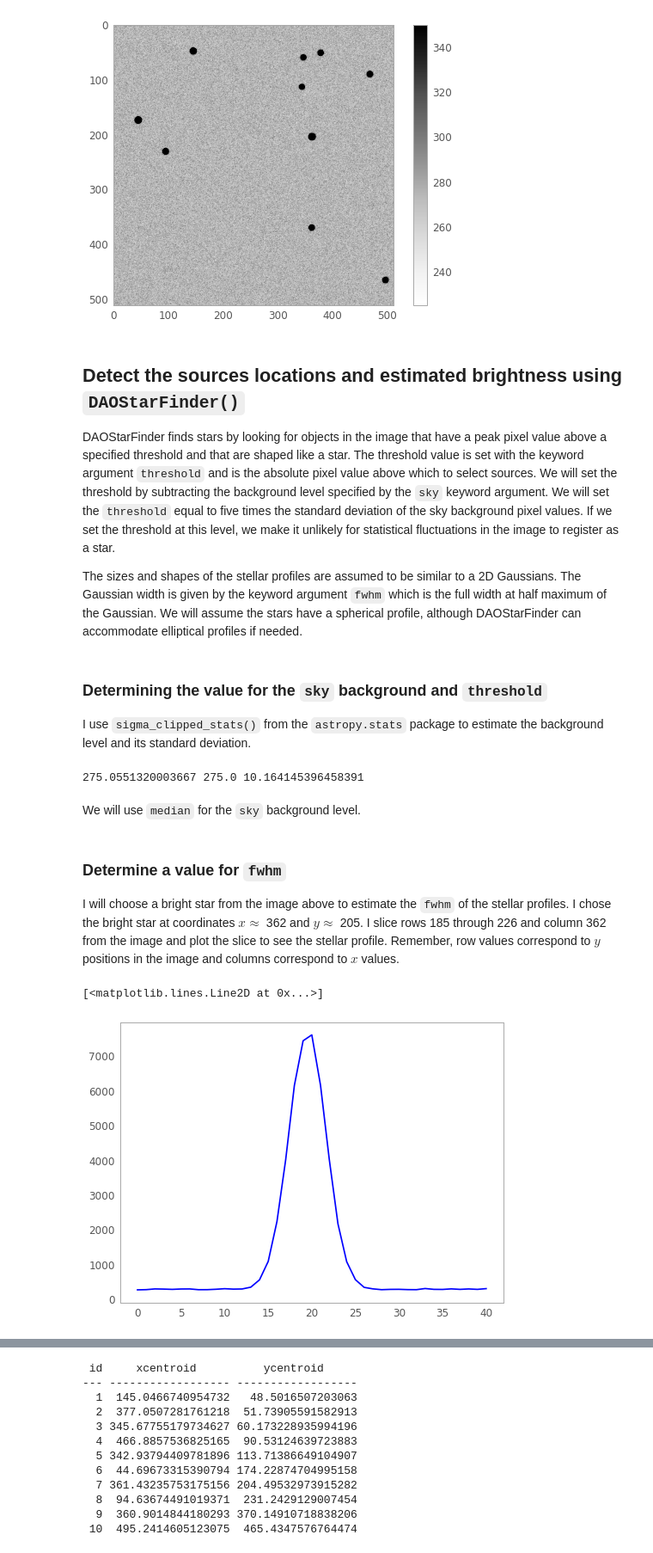
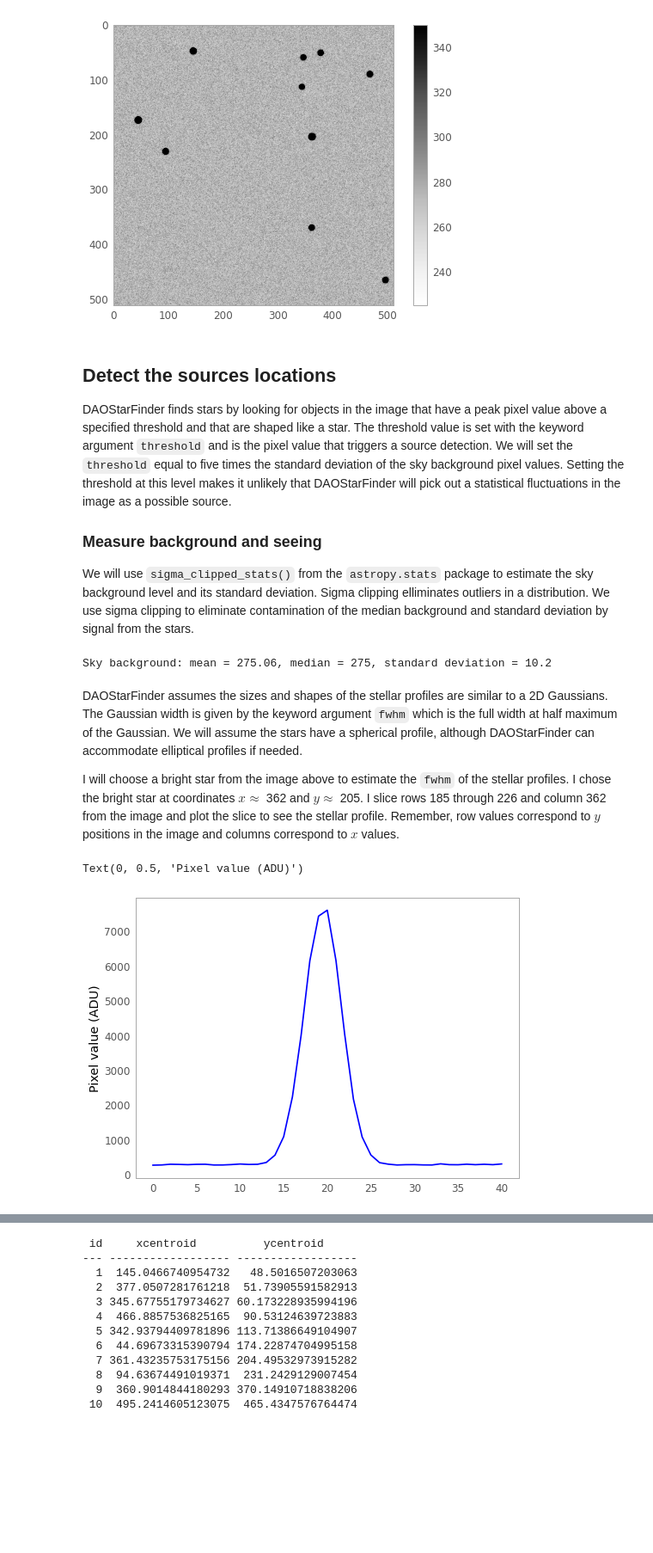
Before and after one commit to mshaneburns/ObsAstro, a Jupyter notebook: Aperture-photometry.ipynb, the cells around one changed output, grey strips where cells are left out. Shown at 86% size. Drawn from its saved outputs; the diff is of its cells as text; code cells hidden in the pictures; blank space fills up the shorter version.

```diff
--- a/Aperture-photometry.ipynb
+++ b/Aperture-photometry.ipynb
@@ -47,27 +59,25 @@ plt.colorbar()
 <matplotlib.colorbar.Colorbar at 0x...>
 [figure]
 # %% [markdown]
-## Detect the sources locations and estimated brightness using `DAOStarFinder()`
-DAOStarFinder finds stars by looking for objects in the image that have a peak pixel value above a specified threshold and that are shaped like a star. The threshold value is set with the keyword argument `threshold` and is the absolute pixel value above which to select sources. We will set the threshold by subtracting the background level specified by the `sky` keyword argument. We will set the `threshold` equal to five times the standard deviation of the sky background pixel values. If we set the threshold at this level, we make it unlikely for statistical fluctuations in the image to register as a star.
+## Detect the sources locations
+DAOStarFinder finds stars by looking for objects in the image that have a peak pixel value above a specified threshold and that are shaped like a star. The threshold value is set with the keyword argument `threshold` and is the pixel value that triggers a source detection. We will set the `threshold` equal to five times the standard deviation of the sky background pixel values. Setting the threshold at this level makes it unlikely that DAOStarFinder will pick out a statistical fluctuations in the image as a possible source.
 
-The sizes and shapes of the stellar profiles are assumed to be similar to a 2D Gaussians. The Gaussian width is given by the keyword argument `fwhm` which is the full width at half maximum of the Gaussian. We will assume the stars have a spherical profile, although DAOStarFinder can accommodate elliptical profiles if needed.
+### Measure background and seeing
+We will use `sigma_clipped_stats()` from the `astropy.stats` package to estimate the sky background level and its standard deviation. Sigma clipping elliminates outliers in a distribution. We use sigma clipping to eliminate contamination of the median background and standard deviation by signal from the stars.
-# %% [markdown]
-### Determining the value for the `sky` background and  `threshold`
-I use `sigma_clipped_stats()` from the `astropy.stats` package to estimate the background level and its standard deviation.
 # %%
 mean, median, std = sigma_clipped_stats(imdata, sigma=3.0)
-print(mean, median, std)
+print(f'Sky background: mean = {mean:.5g}, median = {median:.5g}, standard deviation = {std:.3g}')
 # %% [output]
-275.0551320003667 275.0 10.164145396458391
+Sky background: mean = 275.06, median = 275, standard deviation = 10.2
-# %% [markdown]
-We will use `median` for the `sky` background level.
 # %% [markdown]
-### Determine a value for `fwhm`
+DAOStarFinder assumes the sizes and shapes of the stellar profiles are similar to a 2D Gaussians. The Gaussian width is given by the keyword argument `fwhm` which is the full width at half maximum of the Gaussian. We will assume the stars have a spherical profile, although DAOStarFinder can accommodate elliptical profiles if needed.
+
 I will choose a bright star from the image above to estimate the `fwhm` of the stellar profiles. I chose the bright star at coordinates $x \approx$ 362 and $y \approx$ 205. I slice rows 185 through 226 and column 362 from the image and plot the slice to see the stellar profile. Remember, row values correspond to $y$ positions in the image and columns correspond to $x$ values.
 # %%
 starprofile = imdata[185:226,362:363]
 plt.plot(starprofile)
+plt.ylabel('Pixel value (ADU)')
 # %% [output]
-[<matplotlib.lines.Line2D at 0x...>]
+Text(0, 0.5, 'Pixel value (ADU)')
-[figure, old version]
+[figure, new version]
 # %% [markdown]
```
Also changed, not shown: parts of 24 cells of this notebook, 7 other files.
